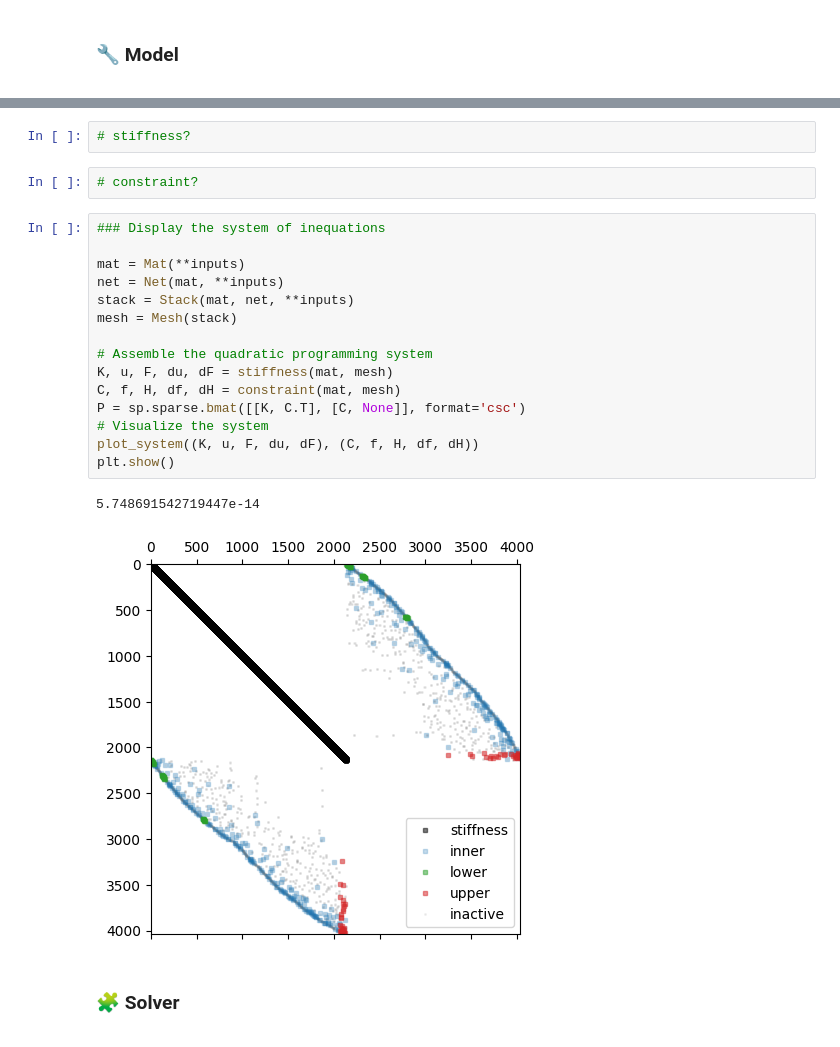
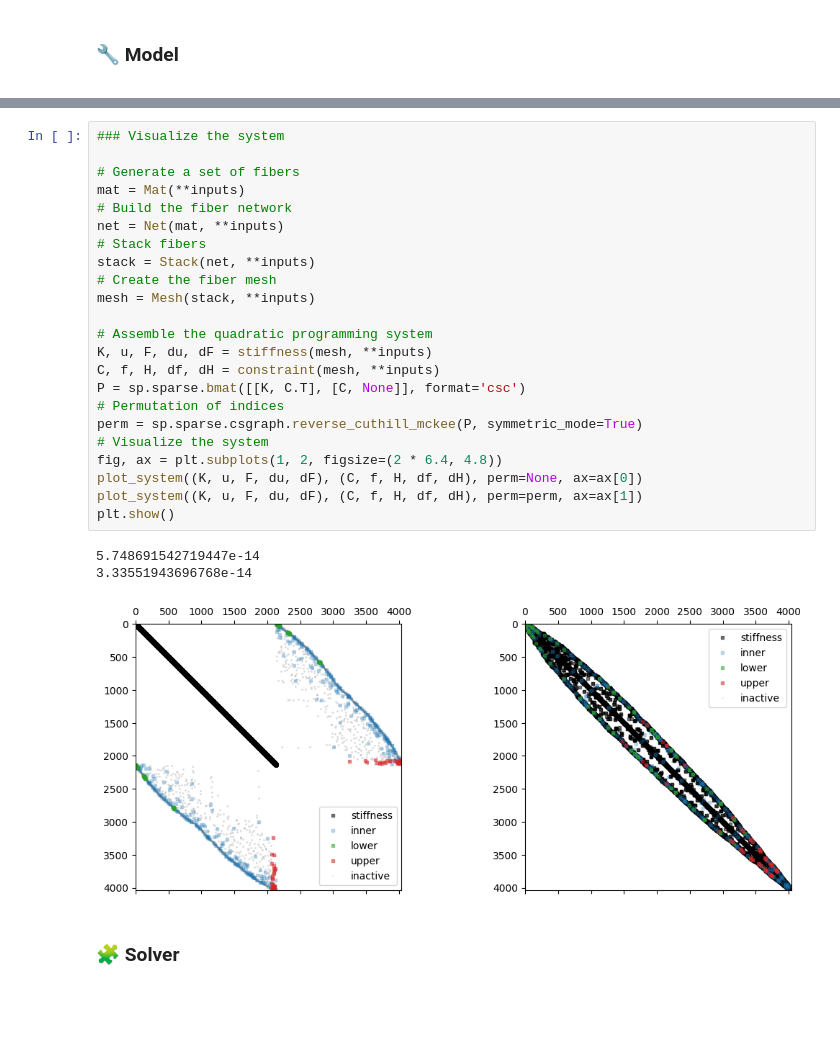
Before and after one commit to meyer-nils/fibermat, a Jupyter notebook: jupyter-notebook.ipynb, the cells around one changed output, grey strips where cells are left out. Saved outputs shown, nothing was run; the diff lists cells and outputs as text; blank space fills up the shorter version.

```diff
--- a/jupyter-notebook.ipynb
+++ b/jupyter-notebook.ipynb
@@ -532,28 +540,33 @@ The behavior model assembles stiffness and constraint matrices based on material
     $$
         \mathbb{C} \, \mathbf{u} \leq \mathbf{H}
     $$
-# %%
-# stiffness?
-# %%
-# constraint?
 # %%
-### Display the system of inequations
+### Visualize the system
 
+# Generate a set of fibers
 mat = Mat(**inputs)
+# Build the fiber network
 net = Net(mat, **inputs)
-stack = Stack(mat, net, **inputs)
-mesh = Mesh(stack)
+# Stack fibers
+stack = Stack(net, **inputs)
+# Create the fiber mesh
+mesh = Mesh(stack, **inputs)
 
 # Assemble the quadratic programming system
-K, u, F, du, dF = stiffness(mat, mesh)
-C, f, H, df, dH = constraint(mat, mesh)
+K, u, F, du, dF = stiffness(mesh, **inputs)
+C, f, H, df, dH = constraint(mesh, **inputs)
 P = sp.sparse.bmat([[K, C.T], [C, None]], format='csc')
+# Permutation of indices
+perm = sp.sparse.csgraph.reverse_cuthill_mckee(P, symmetric_mode=True)
 # Visualize the system
-plot_system((K, u, F, du, dF), (C, f, H, df, dH))
+fig, ax = plt.subplots(1, 2, figsize=(2 * 6.4, 4.8))
+plot_system((K, u, F, du, dF), (C, f, H, df, dH), perm=None, ax=ax[0])
+plot_system((K, u, F, du, dF), (C, f, H, df, dH), perm=perm, ax=ax[1])
 plt.show()
 # %% [output]
 5.748691542719447e-14
+3.33551943696768e-14
-[figure, old version]
+[figure, new version]
 # %% [markdown]
 ### 🧩 Solver
 <a id="solver"></a>
```
Also changed, not shown: parts of 19 cells of this notebook, 4 other files.
